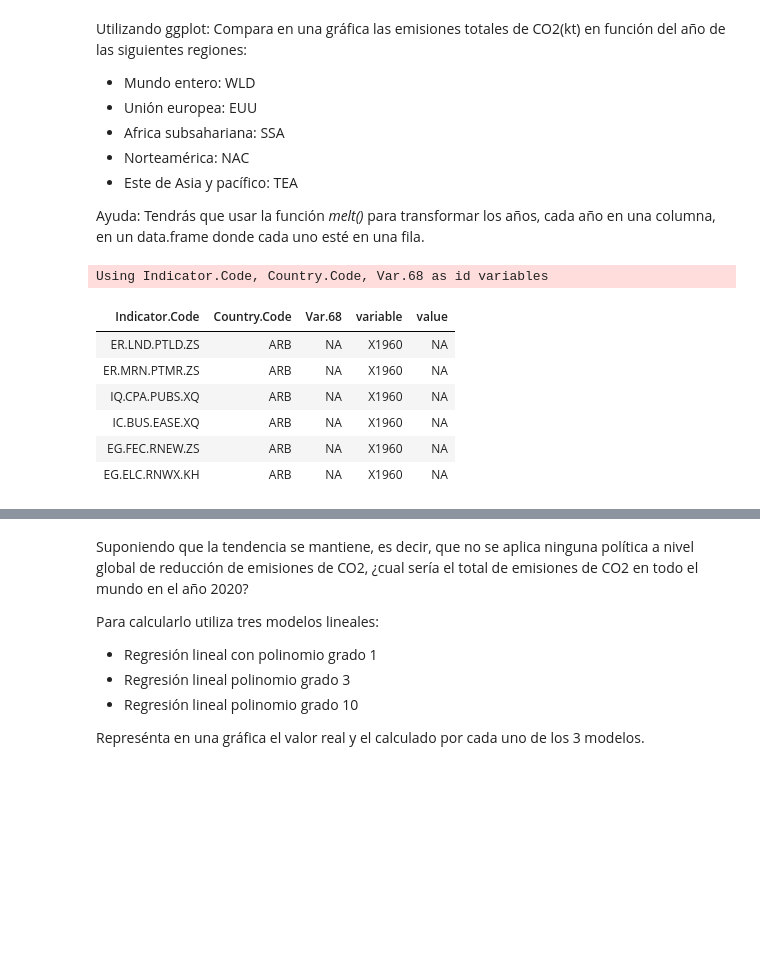
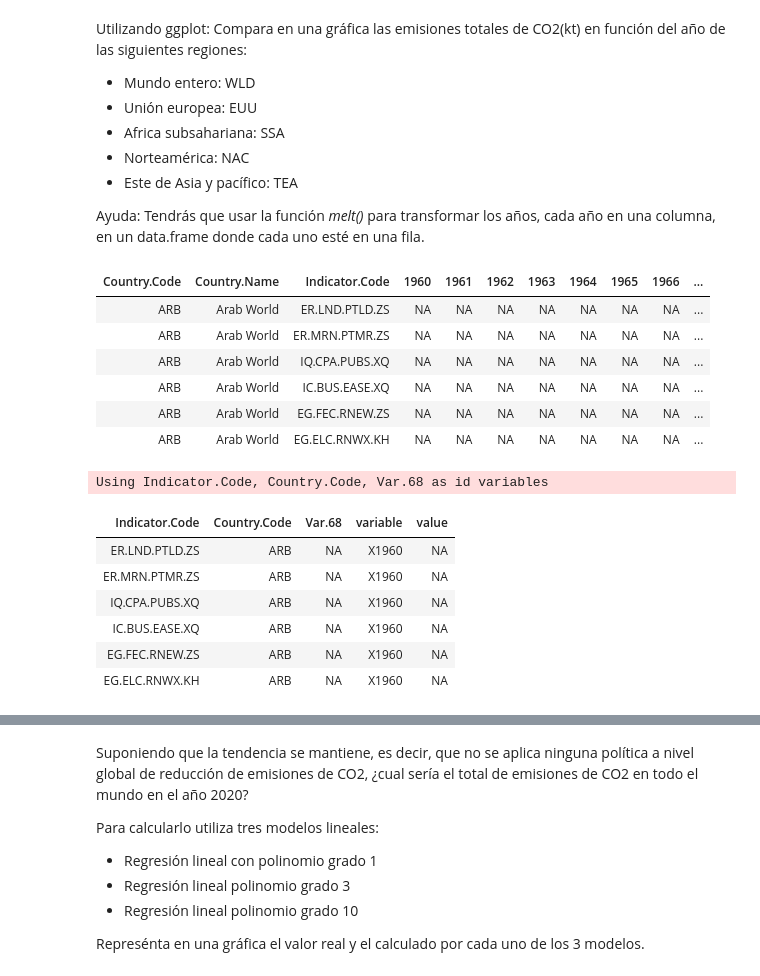
Before and after one commit to miguelcores/Data-Mining.R, a Jupyter notebook: practica/Practica1.ipynb, the cells around one changed output, grey strips where cells are left out. Cells and saved outputs as stored; diff of their text form; code cells hidden in the pictures; blank space fills up the shorter version.

```diff
--- a/practica/Practica1.ipynb
+++ b/practica/Practica1.ipynb
@@ -325,29 +327,39 @@ Ayuda: Tendrás que usar la función *melt()* para transformar los años, cada a
 # %%
 require(reshape2)
 colnames(regionData)[1] <- "Country.Code"
 
 regiones_CO2=merge(regionData,databank, by = "Country.Code")
 regiones_CO2[,2]=NULL
 regiones_CO2[,2]=NULL
 regiones_CO2[,2]=NULL
 regiones_CO2[,2]=NULL
 regiones_CO2[,2]=NULL
 regiones_CO2[,3]=NULL
 
+regiones_CO2_origin=regiones_CO2
+head(regiones_CO2_origin)
+
 regiones_CO2=melt(data.frame(Indicator.Code=regiones_CO2$Indicator.Code,Country.Code=regiones_CO2$Country.Code,
                              regiones_CO2[,(4:62)]))
-head(regiones_CO2)
 m=data.frame(matrix(NA,1000,ncol=5))
 colnames(m)=c("indicator.Code","Country.Code","Var.68","variable","value")
+head(regiones_CO2)
 # %% [output]
+| Country.Code | Country.Name | Indicator.Code | 1960 | 1961 | 1962 | 1963 | 1964 | 1965 | 1966 | ... |
+| ARB | Arab World | ER.LND.PTLD.ZS | NA | NA | NA | NA | NA | NA | NA | ... |
+| ARB | Arab World | ER.MRN.PTMR.ZS | NA | NA | NA | NA | NA | NA | NA | ... |
+| ARB | Arab World | IQ.CPA.PUBS.XQ | NA | NA | NA | NA | NA | NA | NA | ... |
+| ARB | Arab World | IC.BUS.EASE.XQ | NA | NA | NA | NA | NA | NA | NA | ... |
+| ARB | Arab World | EG.FEC.RNEW.ZS | NA | NA | NA | NA | NA | NA | NA | ... |
+| ARB | Arab World | EG.ELC.RNWX.KH | NA | NA | NA | NA | NA | NA | NA | ... |
 Using Indicator.Code, Country.Code, Var.68 as id variables
-| Indicator.Code | Country.Code | Var.68 | variable | value |
-| ER.LND.PTLD.ZS | ARB | NA | X1960 | NA |
-| ER.MRN.PTMR.ZS | ARB | NA | X1960 | NA |
-| IQ.CPA.PUBS.XQ | ARB | NA | X1960 | NA |
-| IC.BUS.EASE.XQ | ARB | NA | X1960 | NA |
-| EG.FEC.RNEW.ZS | ARB | NA | X1960 | NA |
-| EG.ELC.RNWX.KH | ARB | NA | X1960 | NA |
+| Indicator.Code | Country.Code | Var.68 | variable | value |
+| ER.LND.PTLD.ZS | ARB | NA | X1960 | NA |
+| ER.MRN.PTMR.ZS | ARB | NA | X1960 | NA |
+| IQ.CPA.PUBS.XQ | ARB | NA | X1960 | NA |
+| IC.BUS.EASE.XQ | ARB | NA | X1960 | NA |
+| EG.FEC.RNEW.ZS | ARB | NA | X1960 | NA |
+| EG.ELC.RNWX.KH | ARB | NA | X1960 | NA |
 # %%
 j=1
 for (i in 1:length(regiones_CO2$Indicator.Code)){
```
Also changed, not shown: parts of 9 cells of this notebook.
